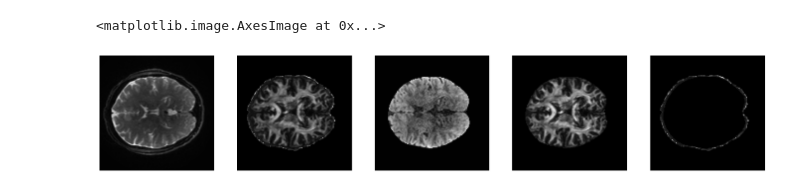
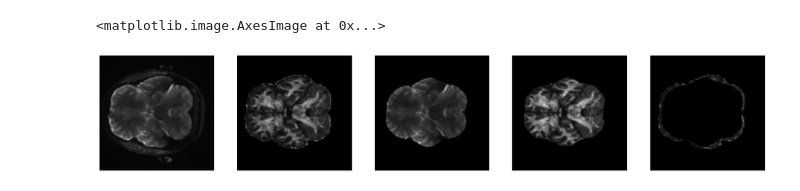
Before and after one commit to dbandala/transformer-dti, a Jupyter notebook: scripts/clean_output.ipynb, the cells around one changed output. Cells and saved outputs as stored; diff of their text form; code cells hidden in the pictures.

```diff
--- a/scripts/clean_output.ipynb
+++ b/scripts/clean_output.ipynb
@@ -52,16 +44,16 @@ res = out_data - clean_output
-# %%
-s = 48
-plt.figure(figsize=(24,16))
-plt.subplot(1, 5, 1).set_axis_off()
-plt.imshow(data[:, :, s, 0], cmap='gray', origin='lower')
-plt.subplot(1, 5, 2).set_axis_off()
-plt.imshow(out_data[:, :, s], cmap='gray', origin='lower')
-plt.subplot(1, 5, 3).set_axis_off()
-plt.imshow(maskData[:, :, s, 1], cmap='gray', origin='lower')
-plt.subplot(1, 5, 4).set_axis_off()
-plt.imshow(clean_output[:, :, s], cmap='gray', origin='lower')
-plt.subplot(1, 5, 5).set_axis_off()
-plt.imshow(res[:, :, s], cmap='gray', origin='lower')
-# %% [output]
-<matplotlib.image.AxesImage at 0x...>
-[figure, removed]
+# %%
+s = 30
+plt.figure(figsize=(24,16))
+plt.subplot(1, 5, 1).set_axis_off()
+plt.imshow(data[:, :, s, 0], cmap='gray', origin='lower')
+plt.subplot(1, 5, 2).set_axis_off()
+plt.imshow(out_data[:, :, s], cmap='gray', origin='lower')
+plt.subplot(1, 5, 3).set_axis_off()
+plt.imshow(maskData[:, :, s, 0], cmap='gray', origin='lower')
+plt.subplot(1, 5, 4).set_axis_off()
+plt.imshow(clean_output[:, :, s], cmap='gray', origin='lower')
+plt.subplot(1, 5, 5).set_axis_off()
+plt.imshow(res[:, :, s], cmap='gray', origin='lower')
+# %% [output]
+<matplotlib.image.AxesImage at 0x...>
+[figure, added]
```
Also changed, not shown: parts of 13 cells of this notebook.
